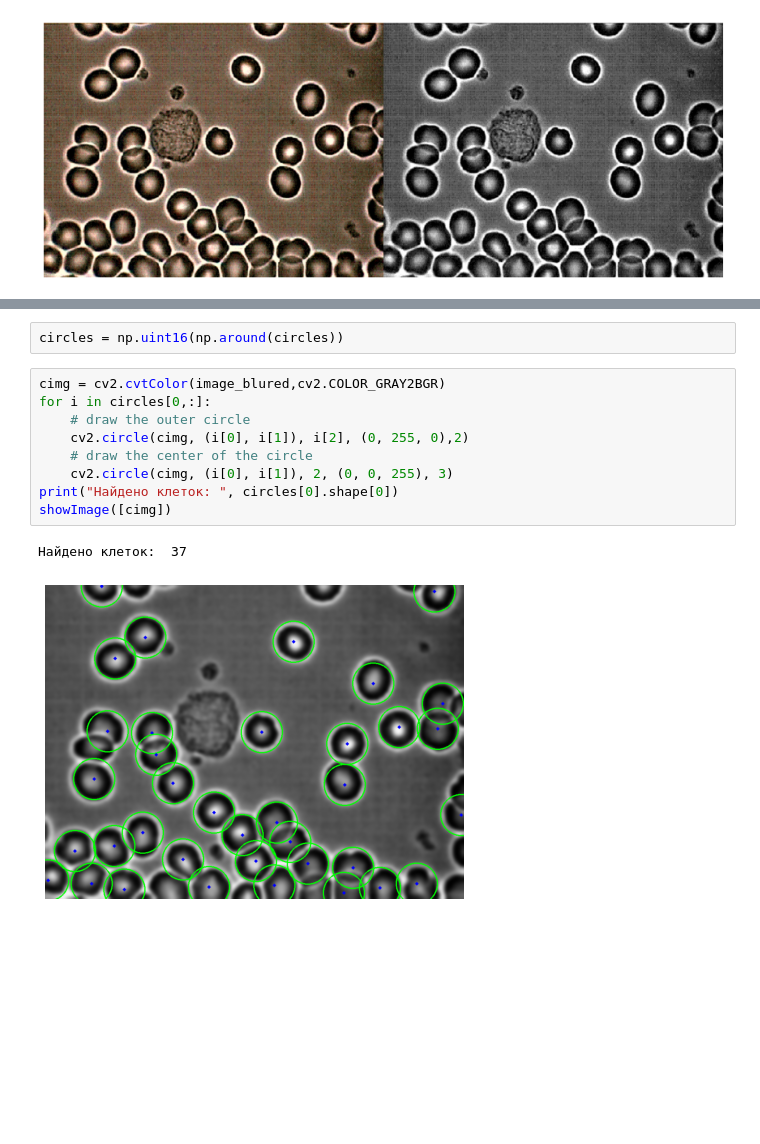
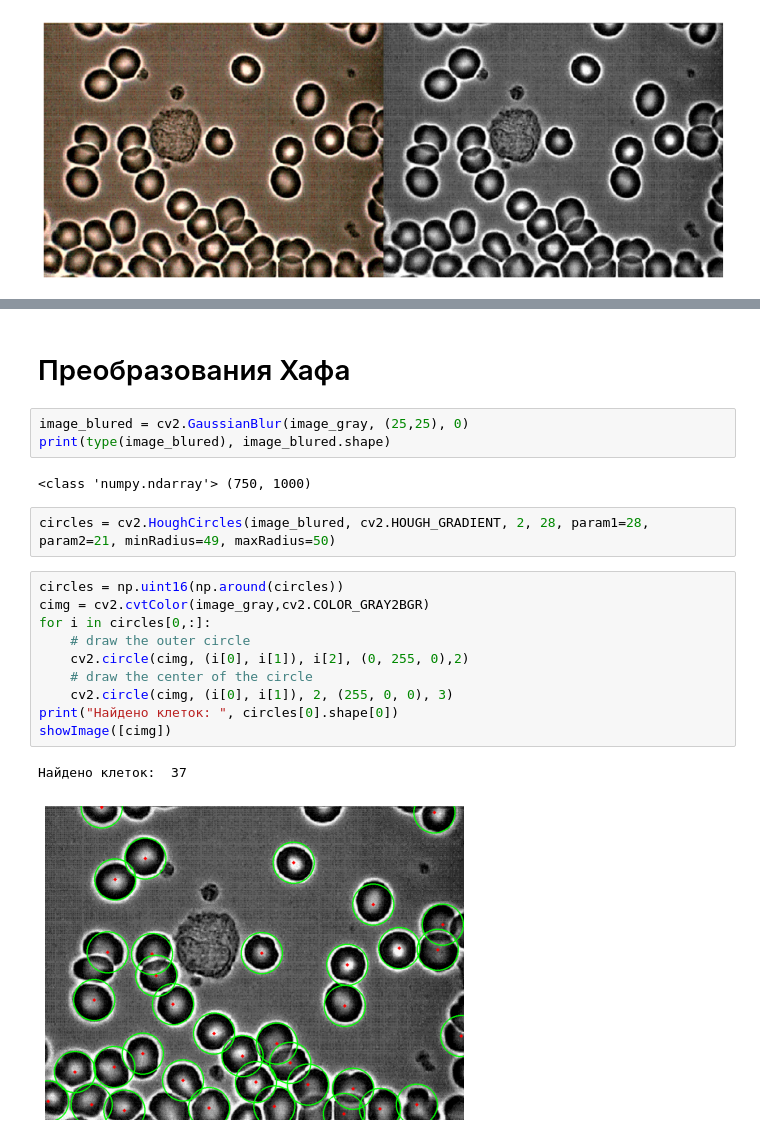
Before and after one commit to InColumi/CV_Project, a Jupyter notebook: Task1/Blood cells.ipynb, the cells around one changed output, grey strips where cells are left out. Saved outputs shown, nothing was run; the diff lists cells and outputs as text; blank space fills up the shorter version.

```diff
--- a/Task1/Blood cells.ipynb
+++ b/Task1/Blood cells.ipynb
@@ -58,14 +33,22 @@ interact(transformCircle, r1=(1, 50, 2), a=(1, 4), b=(1, 56), param1=(1, 56), pa
-# %%
-circles = np.uint16(np.around(circles))
-# %%
-cimg = cv2.cvtColor(image_blured,cv2.COLOR_GRAY2BGR)
-for i in circles[0,:]:
-    # draw the outer circle
-    cv2.circle(cimg, (i[0], i[1]), i[2], (0, 255, 0),2)
-    # draw the center of the circle
-    cv2.circle(cimg, (i[0], i[1]), 2, (0, 0, 255), 3)
-print("Найдено клеток: ", circles[0].shape[0])
-showImage([cimg])
-# %% [output]
-Найдено клеток:  37
-[figure, removed]
+# %% [markdown]
+# Преобразования Хафа
+# %%
+image_blured = cv2.GaussianBlur(image_gray, (25,25), 0)
+print(type(image_blured), image_blured.shape)
+# %% [output]
+<class 'numpy.ndarray'> (750, 1000)
+# %%
+circles = cv2.HoughCircles(image_blured, cv2.HOUGH_GRADIENT, 2, 28, param1=28, param2=21, minRadius=49, maxRadius=50)
+# %%
+circles = np.uint16(np.around(circles))
+cimg = cv2.cvtColor(image_gray,cv2.COLOR_GRAY2BGR)
+for i in circles[0,:]:
+    # draw the outer circle
+    cv2.circle(cimg, (i[0], i[1]), i[2], (0, 255, 0),2)
+    # draw the center of the circle
+    cv2.circle(cimg, (i[0], i[1]), 2, (255, 0, 0), 3)
+print("Найдено клеток: ", circles[0].shape[0])
+showImage([cimg])
+# %% [output]
+Найдено клеток:  37
+[figure, added]
```
Also changed, not shown: parts of 4 cells of this notebook.
